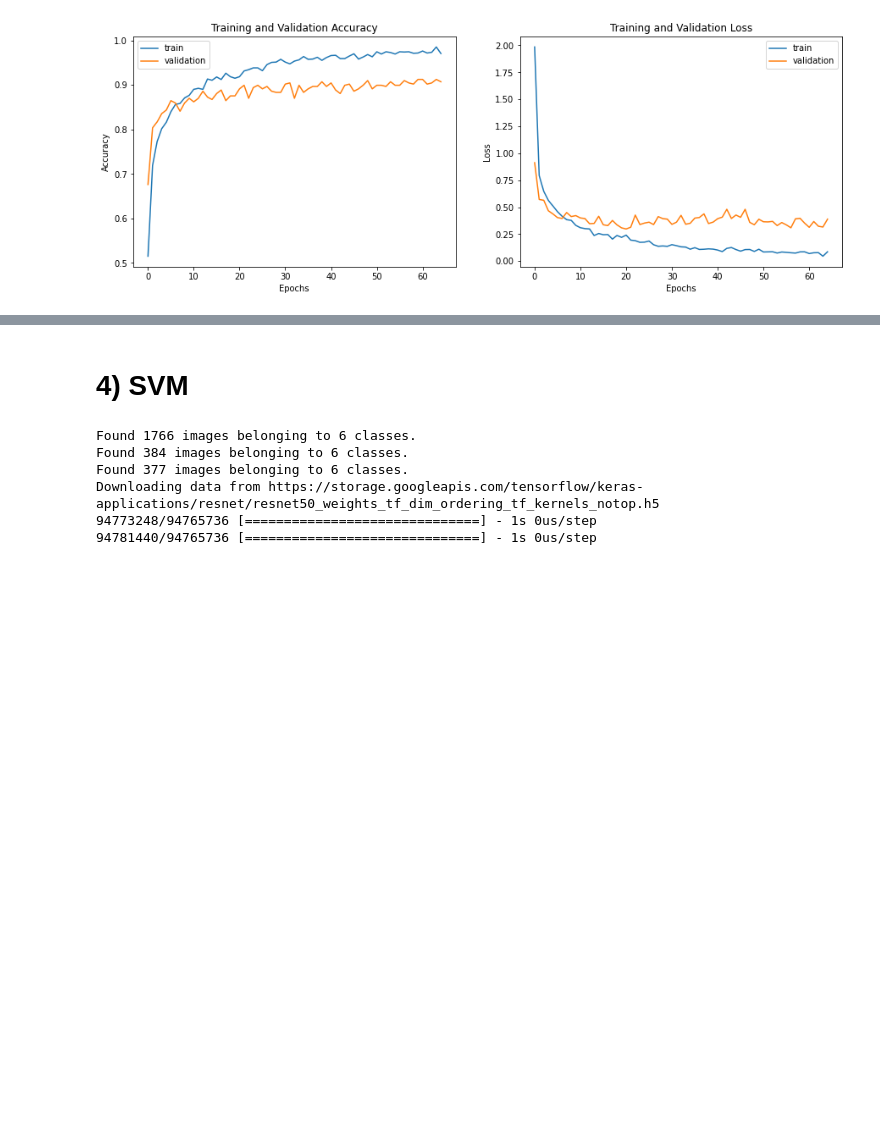
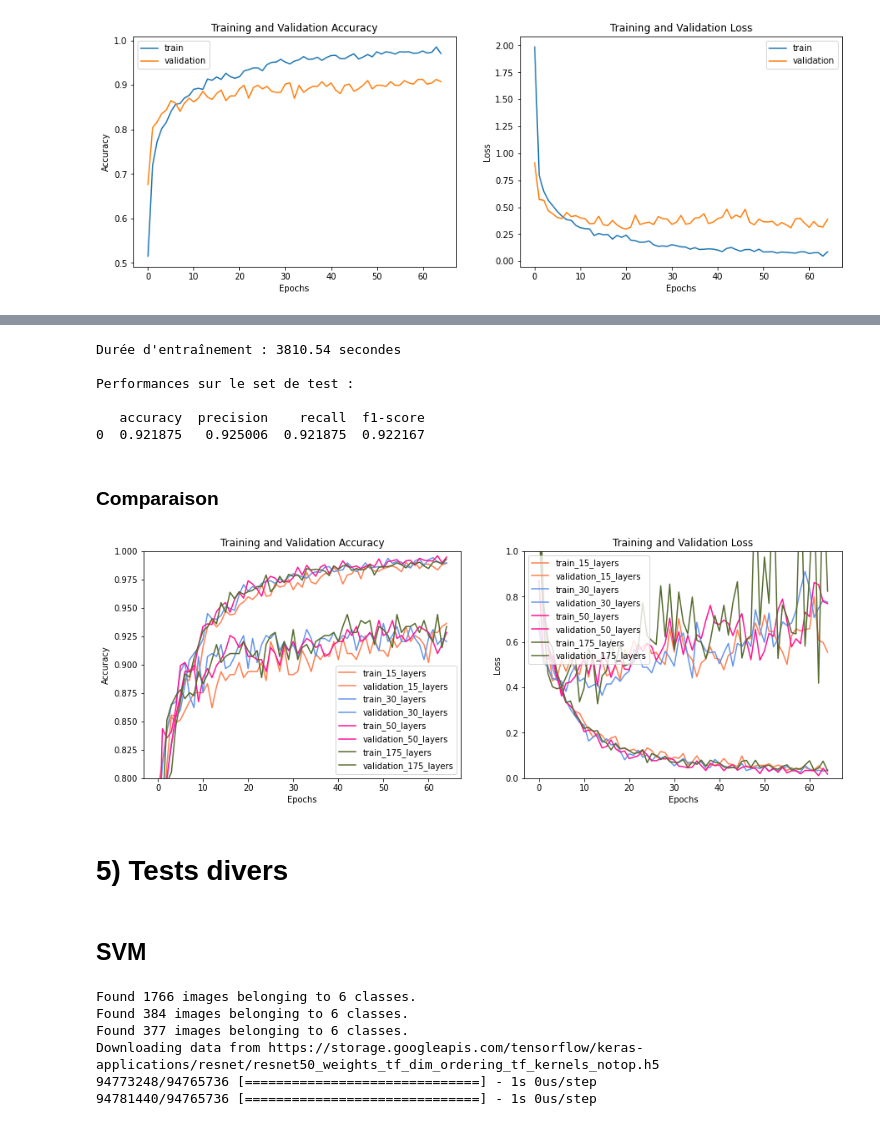
Before and after one commit to Morgane-SJK/Garbage-Classification, a Jupyter notebook: Notebooks/3_transfer_learning_resnet.ipynb, the cells around one changed output, grey strips where cells are left out. Saved outputs shown, nothing was run; the diff lists cells and outputs as text; code cells hidden in the pictures; blank space fills up the shorter version.

```diff
--- a/Notebooks/3_transfer_learning_resnet.ipynb
+++ b/Notebooks/3_transfer_learning_resnet.ipynb
@@ -1023,0 +1026,3 @@ plot_accuracy_loss(history)
+# %%
+input_shape, train_generator, test_generator, validation_generator =  makeGeneratorsResNet(inputFolder, batch_size)
+model = ResNet50(include_top = False, weights = 'imagenet', input_shape = input_shape)
@@ -1024,5 +1238,62 @@ plot_accuracy_loss(history)
+# %%
+study_model(model_resnet50_ft175, labels, test_generator, executionTime)
+# %% [output]
+Durée d'entraînement : 3810.54 secondes
+
+Performances sur le set de test :
+
+   accuracy  precision    recall  f1-score
+0  0.921875   0.925006  0.921875  0.922167
+# %% [markdown]
+### Comparaison
+# %%
+history_dict_ft15 = json.load(open("history_ft15", 'r'))
+history_dict_ft30 = json.load(open("history_ft30", 'r'))
+history_dict_ft50 = json.load(open("history_ft50", 'r'))
+history_dict_ft175 = json.load(open("history_ft175", 'r'))
+# %%
+histories_dict = {1 : (history_dict_ft15, "15_layers", "#FF7F50"), #bleu = #1E90FF, rose = #FF1493, vert clair : ADFF2F
+                  2 : (history_dict_ft30, "30_layers", "#6495ED"),
+                  3 : (history_dict_ft50, "50_layers", "#FF1493"),
+                  4 : (history_dict_ft175, "175_layers", "#556B2F")}#"#FF7F50")}#"#ADFF2F")}
+# %%
+def plot_accuracy_loss_comparison(histories_dict):
+    """
+    Retourne 2 graphes : un qui présente l'accuracy sur les sets de train et validation et le deuxième avec la loss
+    """
+    fig, (ax1, ax2) = plt.subplots(1, 2, figsize=(15,5))
+
+    for i, history_tuple in histories_dict.items():
+      #Accuracy
+      history, history_name, history_color = history_tuple
+      accuracy = history['accuracy']
+      val_accuracy = history['val_accuracy']
+      ax1.plot(range(len(accuracy)), accuracy, label=f'train_{history_name}', color=history_color)
+      ax1.plot(range(len(val_accuracy)), val_accuracy, label=f'validation_{history_name}', color=history_color)
+      ax1.legend()
+      ax1.set_xlabel('Epochs')
+      ax1.set_ylabel('Accuracy')
+      ax1.set_title('Training and Validation Accuracy')
+      ax1.set_ylim(ymin=0.8,ymax=1)
+
+      #Loss
+      loss = history['loss']
+      val_loss = history['val_loss']
+      ax2.plot(range(len(loss)), loss, label=f'train_{history_name}', color=history_color)
+      ax2.plot(range(len(val_loss)), val_loss, label=f'validation_{history_name}', color=history_color)
+      ax2.legend()
+      ax2.set_xlabel('Epochs')
+      ax2.set_ylabel('Loss')
+      ax2.set_title('Training and Validation Loss')
+      ax2.set_ylim(ymin=0,ymax=1)
+# %%
+plot_accuracy_loss_comparison(histories_dict)
+# %% [output]
+[figure, added]
+# %% [markdown]
+# 5) Tests divers
 # %% [markdown]
-# 4) SVM
+## SVM
 # %%
 from keras import regularizers
 def SVM_Architecture(model, nClasses):
```
Also changed, not shown: parts of 24 cells of this notebook.
